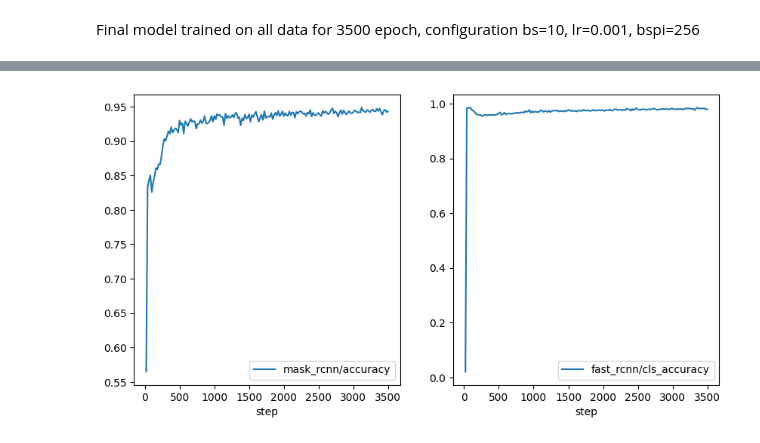
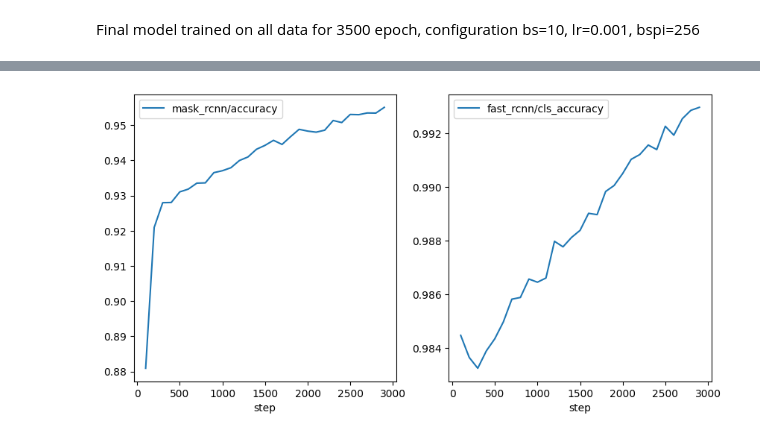
Before and after one commit to femartip/Detection-Microfibres-in-Sludge, a Jupyter notebook: Fine_tuned_Detectron2/Utils/cv_results_CA.ipynb, the cells around one changed output, grey strips where cells are left out. Drawn from its saved outputs; the diff is of its cells as text; code cells hidden in the pictures.

```diff
--- a/Fine_tuned_Detectron2/Utils/cv_results_CA.ipynb
+++ b/Fine_tuned_Detectron2/Utils/cv_results_CA.ipynb
@@ -803,0 +688,8 @@ final_model_metrics.head()
+# %%
+final_0 = convert_tb_data("./../models/CA_models/final_model/0")
+final_1 = convert_tb_data("./../models/CA_models/final_model/1")
+final_2 = convert_tb_data("./../models/CA_models/final_model/2")
+final_3 = convert_tb_data("./../models/CA_models/final_model/3")
+final_4 = convert_tb_data("./../models/CA_models/final_model/4")
+
+final_0.head()
@@ -803,0 +703,22 @@ final_model_metrics.head()
+# %%
+final_0 = final_0.pivot(index='step', columns='name', values='value')
+final_0 = final_0.drop(columns=['data_time'])
+final_0 = final_0.dropna(axis=0, how='any')
+
+final_1 = final_1.pivot(index='step', columns='name', values='value')
+final_1 = final_1.drop(columns=['data_time'])
+final_1 = final_1.dropna(axis=0, how='any')
+
+final_2 = final_2.pivot(index='step', columns='name', values='value')
+final_2 = final_2.drop(columns=['data_time'])
+final_2 = final_2.dropna(axis=0, how='any')
+
+final_3 = final_3.pivot(index='step', columns='name', values='value')
+final_3 = final_3.drop(columns=['data_time'])
+final_3 = final_3.dropna(axis=0, how='any')
+
+final_4 = final_4.pivot(index='step', columns='name', values='value')
+final_4 = final_4.drop(columns=['data_time'])
+final_4 = final_4.dropna(axis=0, how='any')
+
+final_0.head()
@@ -803,0 +734,4 @@ final_model_metrics.head()
+# %%
+final_avg = (final_0 + final_1 + final_2 + final_3 + final_4) / 5
+final_avg = final_avg.dropna(subset=['bbox/AP', 'segm/AP'])
+final_avg.head()
@@ -817,9 +760,9 @@ plt.show()
 # %%
 fig, ax = plt.subplots(1,2, figsize=(10, 5))
 
-final_model_metrics.plot(y='mask_rcnn/accuracy', ax=ax[0], label='mask_rcnn/accuracy')
-final_model_metrics.plot(y='fast_rcnn/cls_accuracy', ax=ax[1], label='fast_rcnn/cls_accuracy')
+final_avg.plot(y='mask_rcnn/accuracy', ax=ax[0], label='mask_rcnn/accuracy')
+final_avg.plot(y='fast_rcnn/cls_accuracy', ax=ax[1], label='fast_rcnn/cls_accuracy')
 
 plt.show()
 # %% [output]
-[figure, old version]
+[figure, new version]
```
Also changed, not shown: parts of 20 cells of this notebook, 2 other files.
